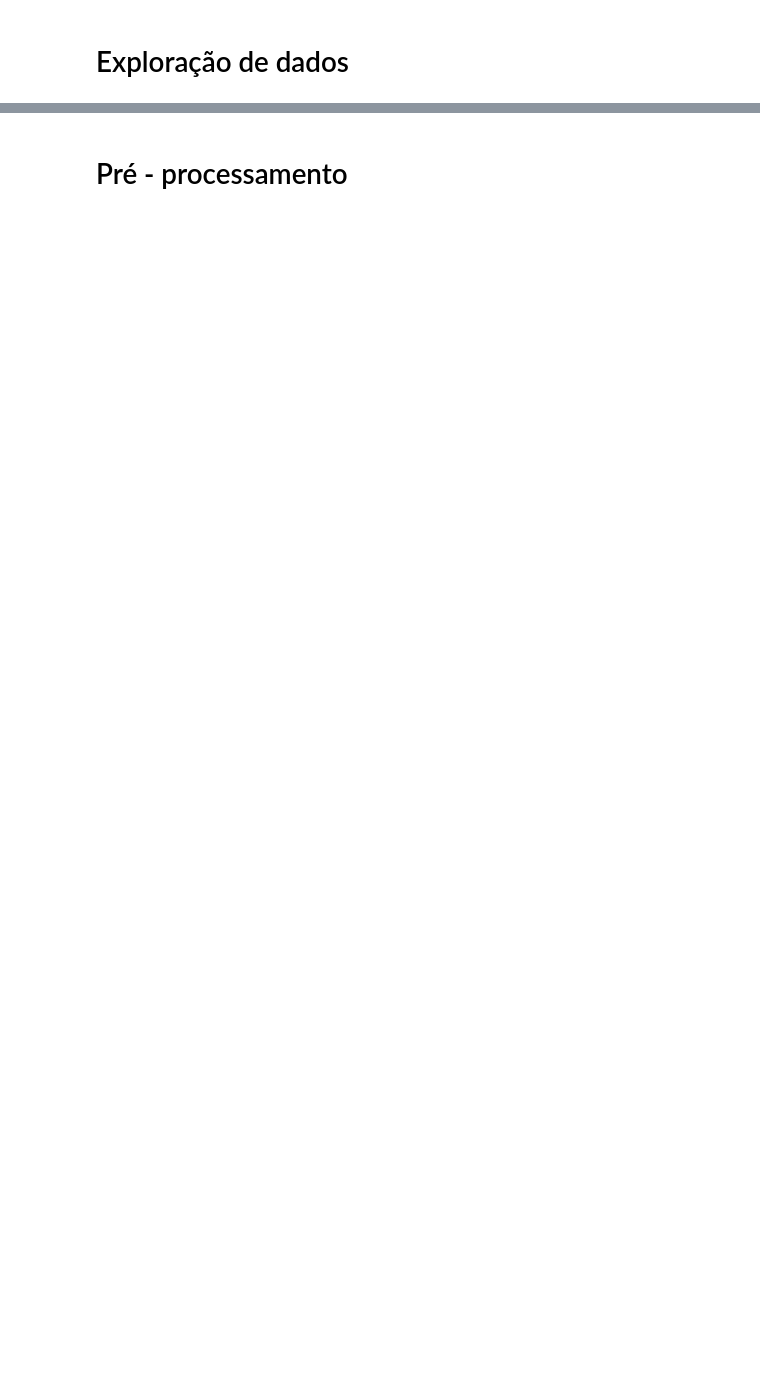
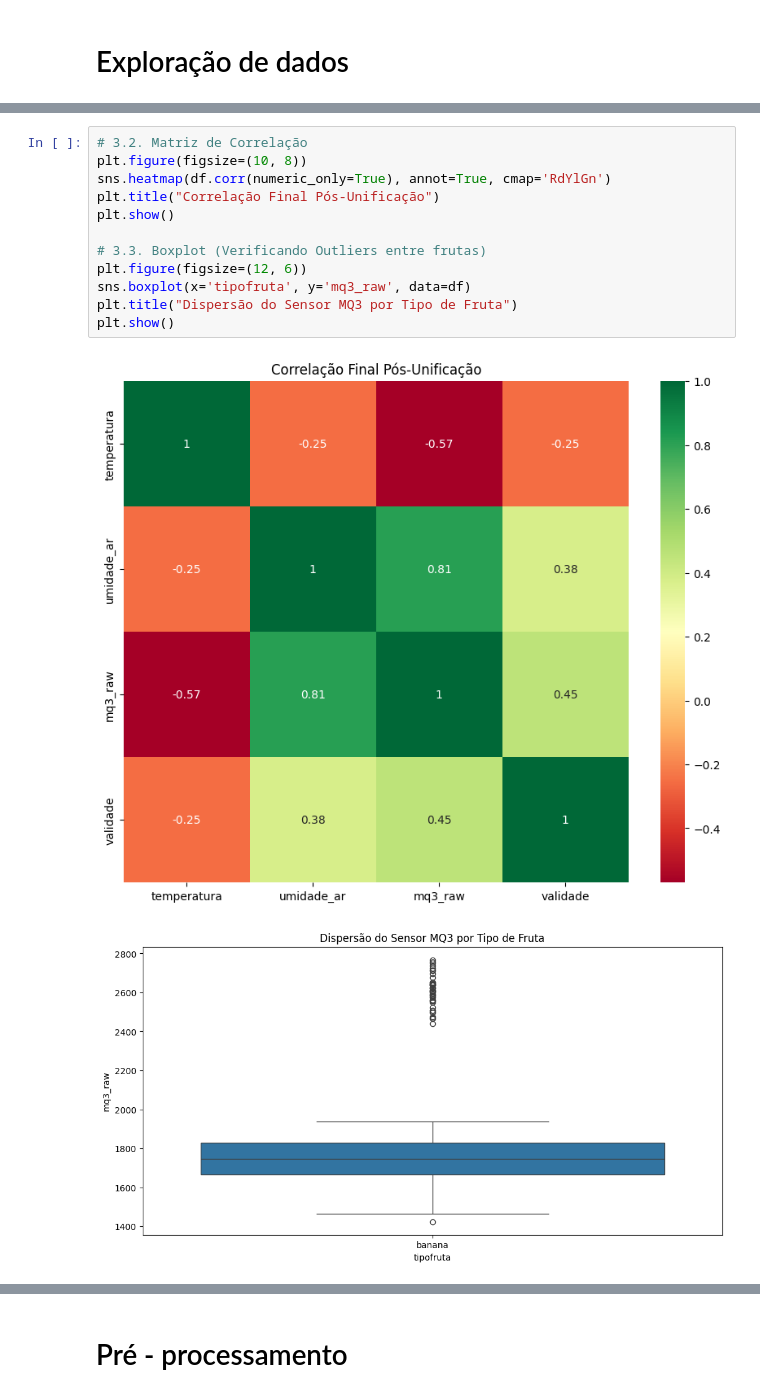
Before and after one commit to LucaAtanazio/Grupo_Projetos, a Jupyter notebook: PI-Monitoramento_frutas/data/data.ipynb, the cells around one changed output, grey strips where cells are left out. Cells and saved outputs as stored; diff of their text form; blank space fills up the shorter version.

```diff
--- a/PI-Monitoramento_frutas/data/data.ipynb
+++ b/PI-Monitoramento_frutas/data/data.ipynb
@@ -13,0 +94,15 @@ ModuleNotFoundError: No module named 'pandas'
+# %%
+# 3.2. Matriz de Correlação
+plt.figure(figsize=(10, 8))
+sns.heatmap(df.corr(numeric_only=True), annot=True, cmap='RdYlGn')
+plt.title("Correlação Final Pós-Unificação")
+plt.show()
+
+# 3.3. Boxplot (Verificando Outliers entre frutas)
+plt.figure(figsize=(12, 6))
+sns.boxplot(x='tipofruta', y='mq3_raw', data=df)
+plt.title("Dispersão do Sensor MQ3 por Tipo de Fruta")
+plt.show()
+# %% [output]
+[figure, added]
+[figure, added]
```
Also changed, not shown: parts of 21 cells of this notebook, 3 other files.
